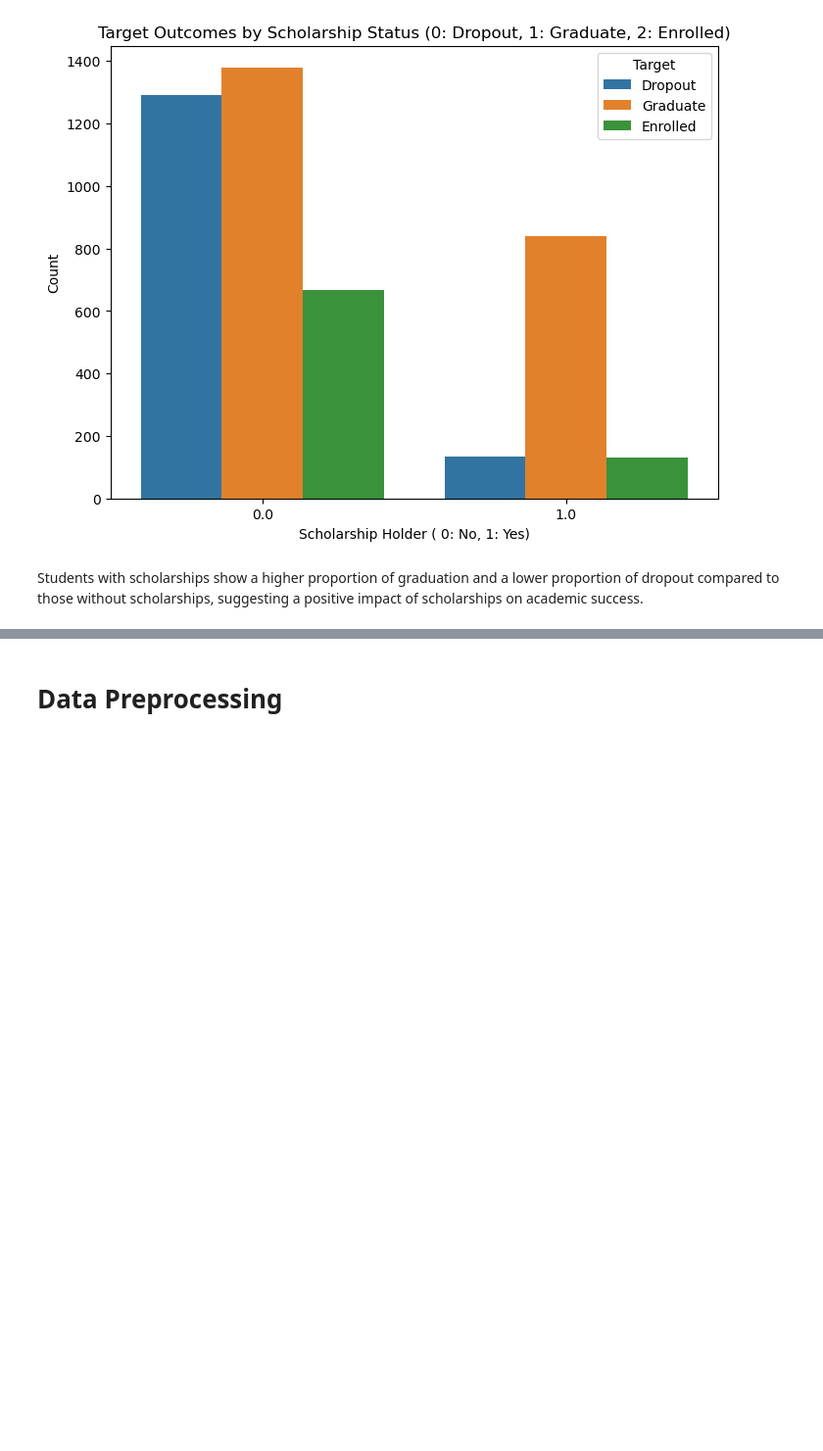
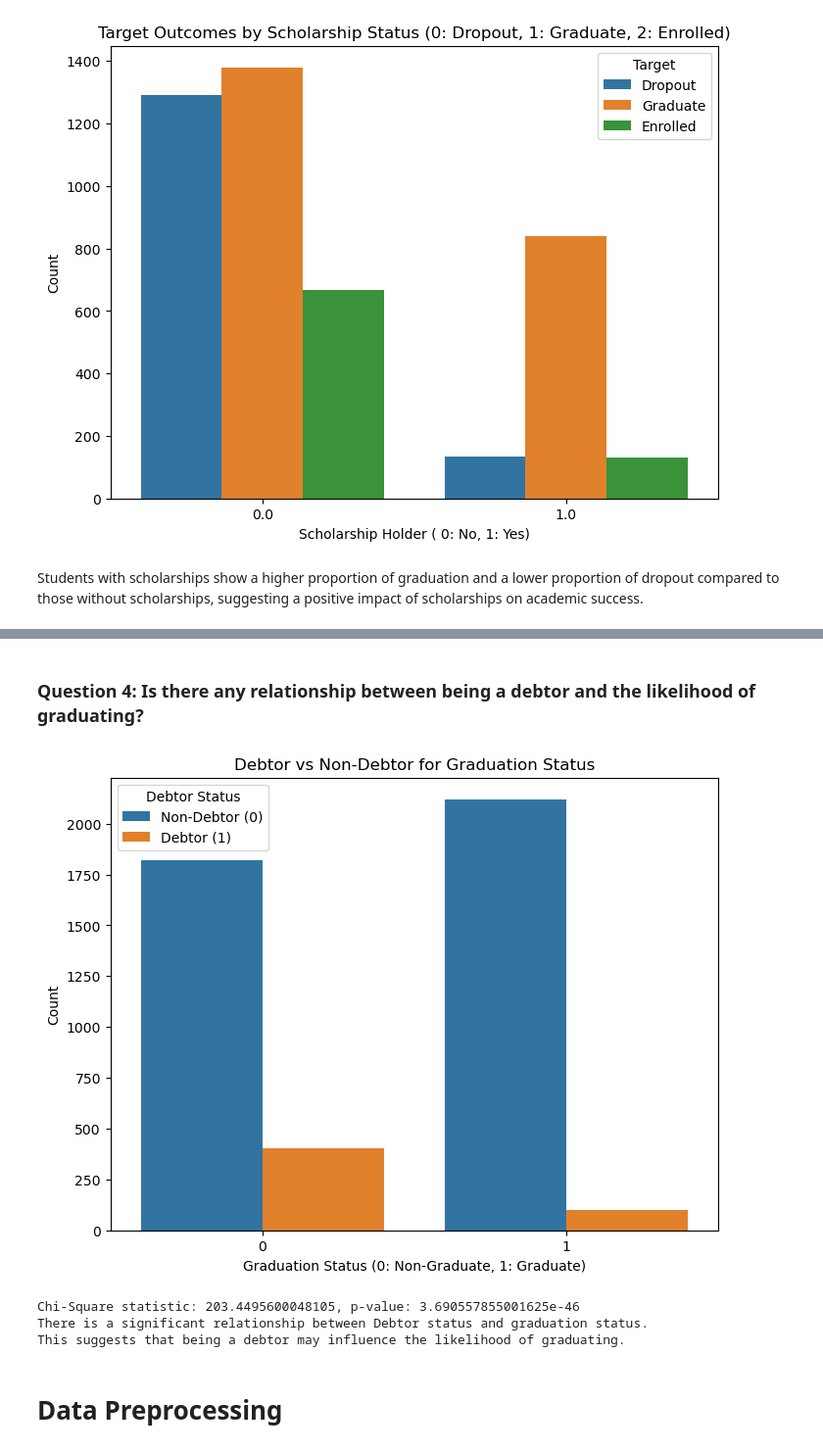
Before and after one commit to junyao0525/dm-ass, a Jupyter notebook: notebooks/main.ipynb, the cells around one changed output, grey strips where cells are left out. Shown at 98% size. Saved outputs shown, nothing was run; the diff lists cells and outputs as text; code cells hidden in the pictures; blank space fills up the shorter version.

Commit message:
refactor: change questoin 4 question

```diff
--- a/notebooks/main.ipynb
+++ b/notebooks/main.ipynb
@@ -463,3 +412,39 @@ The Father's qualification significantly varies across the groups (Dropout, Grad
+# %% [markdown]
+### Question 4: Is there any relationship between being a debtor and the likelihood of graduating?
+# %%
+# Convert 'Target' to binary (1 for Graduate, 0 for non-Graduate)
+df['Graduate'] = df['Target'].apply(lambda x: 1 if x == 'Graduate' else 0)
+
+# Countplot for Debtor vs Non-Debtor and Graduation Status
+plt.figure(figsize=(8, 6))
+sns.countplot(x='Graduate', hue='Debtor', data=df)
+plt.title("Debtor vs Non-Debtor for Graduation Status")
+plt.xlabel("Graduation Status (0: Non-Graduate, 1: Graduate)")
+plt.ylabel("Count")
+plt.legend(title="Debtor Status", labels=["Non-Debtor (0)", "Debtor (1)"])
+plt.show()
+# Create contingency table for Debtor vs Graduate status
+contingency_table = pd.crosstab(df['Debtor'], df['Graduate'])
+
+# Perform Chi-Square test
+chi2_stat, p_val, dof, expected = stats.chi2_contingency(contingency_table)
+
+# Print the Chi-Square result
+print(f"Chi-Square statistic: {chi2_stat}, p-value: {p_val}")
+
+# Interpretation
+alpha = 0.05
+if p_val < alpha:
+    print("There is a significant relationship between Debtor status and graduation status.")
+    print("This suggests that being a debtor may influence the likelihood of graduating.")
+else:
+    print("There is no significant relationship between Debtor status and graduation status.")
+    print("This suggests that being a debtor does not significantly influence the likelihood of graduating.")
+# %% [output]
+[figure, added]
+Chi-Square statistic: 203.4495600048105, p-value: 3.690557855001625e-46
+There is a significant relationship between Debtor status and graduation status.
+This suggests that being a debtor may influence the likelihood of graduating.
 # %% [markdown]
 # **Data Preprocessing**
 # %% [markdown]
```
Also changed, not shown: parts of 18 cells of this notebook.
